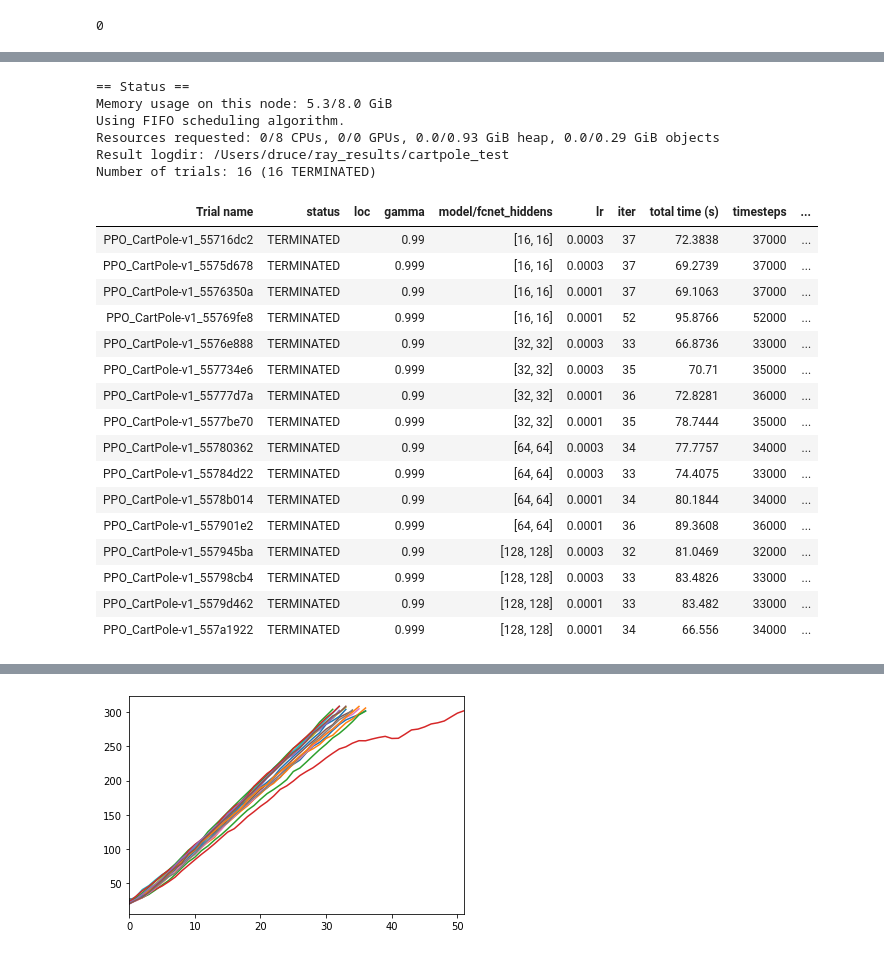
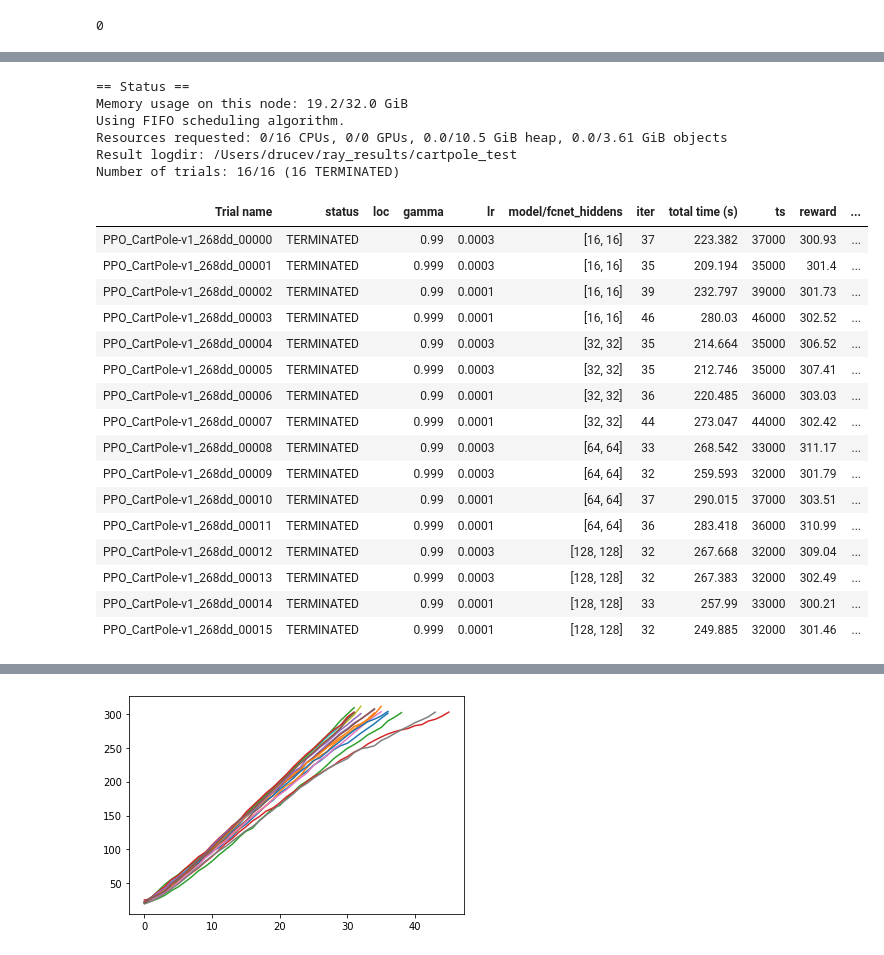
Before and after one commit to druce/rl, a Jupyter notebook: Ray_tune.ipynb, the cells around one changed output, grey strips where cells are left out. Cells and saved outputs as stored; diff of their text form; code cells hidden in the pictures.

```diff
--- a/Ray_tune.ipynb
+++ b/Ray_tune.ipynb
@@ -22,5 +26,6 @@ n_cpus
 # %%
-n_gpus = len(tf.config.list_physical_devices('GPU'))
+# n_gpus = len(tf.config.list_physical_devices('GPU'))
+n_gpus = 0
 n_gpus
 # %% [output]
 0
@@ -92,53 +100,52 @@ env_name = 'CartPole-v1'
 ppo_config = {
     "env": env_name,
     "num_workers": 1,
     'model': {
         'fcnet_hiddens': tune.grid_search([
                                            [16, 16], [32, 32], [64, 64], [128, 128],
                                           ])
     },
     'train_batch_size': 1000,
     "lr": tune.grid_search([0.0003, 0.0001]),
     'gamma': tune.grid_search([0.99, 0.999]),
-    "eager": False,
+    'framework': 'tfe',
     'num_gpus': n_gpus
 }
 
 analysis = tune.run(
     "PPO",
     name='cartpole_test',
     verbose=1,
-
     stop={"episode_reward_mean": 300},  # stop when a parameter set is able to reach 300 timesteps
     config = ppo_config,
     checkpoint_freq=10,
     checkpoint_at_end=True,
     checkpoint_score_attr='episode_reward_mean',
     num_samples=1,  # for grid search, number of times to run each hyperparameter combo
     #     with_server=True,
     #     server_port=8267,
 )
 # %% [output]
 == Status ==
-Memory usage on this node: 5.3/8.0 GiB
+Memory usage on this node: 19.2/32.0 GiB
 Using FIFO scheduling algorithm.
-Resources requested: 0/8 CPUs, 0/0 GPUs, 0.0/0.93 GiB heap, 0.0/0.29 GiB objects
-Result logdir: /Users/druce/ray_results/cartpole_test
-Number of trials: 16 (16 TERMINATED)
+Resources requested: 0/16 CPUs, 0/0 GPUs, 0.0/10.5 GiB heap, 0.0/3.61 GiB objects
+Result logdir: /Users/drucev/ray_results/cartpole_test
+Number of trials: 16/16 (16 TERMINATED)
-| Trial name | status | loc | gamma | model/fcnet_hiddens | lr | iter | total time (s) | timesteps | ... |
-| PPO_CartPole-v1_55716dc2 | TERMINATED |  | 0.99 | [16, 16] | 0.0003 | 37 | 72.3838 | 37000 | ... |
-| PPO_CartPole-v1_5575d678 | TERMINATED |  | 0.999 | [16, 16] | 0.0003 | 37 | 69.2739 | 37000 | ... |
-| PPO_CartPole-v1_5576350a | TERMINATED |  | 0.99 | [16, 16] | 0.0001 | 37 | 69.1063 | 37000 | ... |
-| PPO_CartPole-v1_55769fe8 | TERMINATED |  | 0.999 | [16, 16] | 0.0001 | 52 | 95.8766 | 52000 | ... |
-| PPO_CartPole-v1_5576e888 | TERMINATED |  | 0.99 | [32, 32] | 0.0003 | 33 | 66.8736 | 33000 | ... |
-| PPO_CartPole-v1_557734e6 | TERMINATED |  | 0.999 | [32, 32] | 0.0003 | 35 | 70.71 | 35000 | ... |
-| PPO_CartPole-v1_55777d7a | TERMINATED |  | 0.99 | [32, 32] | 0.0001 | 36 | 72.8281 | 36000 | ... |
-| PPO_CartPole-v1_5577be70 | TERMINATED |  | 0.999 | [32, 32] | 0.0001 | 35 | 78.7444 | 35000 | ... |
-| PPO_CartPole-v1_55780362 | TERMINATED |  | 0.99 | [64, 64] | 0.0003 | 34 | 77.7757 | 34000 | ... |
-| PPO_CartPole-v1_55784d22 | TERMINATED |  | 0.999 | [64, 64] | 0.0003 | 33 | 74.4075 | 33000 | ... |
-| PPO_CartPole-v1_5578b014 | TERMINATED |  | 0.99 | [64, 64] | 0.0001 | 34 | 80.1844 | 34000 | ... |
-| PPO_CartPole-v1_557901e2 | TERMINATED |  | 0.999 | [64, 64] | 0.0001 | 36 | 89.3608 | 36000 | ... |
-| PPO_CartPole-v1_557945ba | TERMINATED |  | 0.99 | [128, 128] | 0.0003 | 32 | 81.0469 | 32000 | ... |
-| PPO_CartPole-v1_55798cb4 | TERMINATED |  | 0.999 | [128, 128] | 0.0003 | 33 | 83.4826 | 33000 | ... |
-| PPO_CartPole-v1_5579d462 | TERMINATED |  | 0.99 | [128, 128] | 0.0001 | 33 | 83.482 | 33000 | ... |
-| PPO_CartPole-v1_557a1922 | TERMINATED |  | 0.999 | [128, 128] | 0.0001 | 34 | 66.556 | 34000 | ... |
+| Trial name | status | loc | gamma | lr | model/fcnet_hiddens | iter | total time (s) | ts | reward | ... |
+| PPO_CartPole-v1_268dd_00000 | TERMINATED |  | 0.99 | 0.0003 | [16, 16] | 37 | 223.382 | 37000 | 300.93 | ... |
+| PPO_CartPole-v1_268dd_00001 | TERMINATED |  | 0.999 | 0.0003 | [16, 16] | 35 | 209.194 | 35000 | 301.4 | ... |
+| PPO_CartPole-v1_268dd_00002 | TERMINATED |  | 0.99 | 0.0001 | [16, 16] | 39 | 232.797 | 39000 | 301.73 | ... |
+| PPO_CartPole-v1_268dd_00003 | TERMINATED |  | 0.999 | 0.0001 | [16, 16] | 46 | 280.03 | 46000 | 302.52 | ... |
+| PPO_CartPole-v1_268dd_00004 | TERMINATED |  | 0.99 | 0.0003 | [32, 32] | 35 | 214.664 | 35000 | 306.52 | ... |
+| PPO_CartPole-v1_268dd_00005 | TERMINATED |  | 0.999 | 0.0003 | [32, 32] | 35 | 212.746 | 35000 | 307.41 | ... |
+| PPO_CartPole-v1_268dd_00006 | TERMINATED |  | 0.99 | 0.0001 | [32, 32] | 36 | 220.485 | 36000 | 303.03 | ... |
+| PPO_CartPole-v1_268dd_00007 | TERMINATED |  | 0.999 | 0.0001 | [32, 32] | 44 | 273.047 | 44000 | 302.42 | ... |
+| PPO_CartPole-v1_268dd_00008 | TERMINATED |  | 0.99 | 0.0003 | [64, 64] | 33 | 268.542 | 33000 | 311.17 | ... |
+| PPO_CartPole-v1_268dd_00009 | TERMINATED |  | 0.999 | 0.0003 | [64, 64] | 32 | 259.593 | 32000 | 301.79 | ... |
+| PPO_CartPole-v1_268dd_00010 | TERMINATED |  | 0.99 | 0.0001 | [64, 64] | 37 | 290.015 | 37000 | 303.51 | ... |
+| PPO_CartPole-v1_268dd_00011 | TERMINATED |  | 0.999 | 0.0001 | [64, 64] | 36 | 283.418 | 36000 | 310.99 | ... |
+| PPO_CartPole-v1_268dd_00012 | TERMINATED |  | 0.99 | 0.0003 | [128, 128] | 32 | 267.668 | 32000 | 309.04 | ... |
+| PPO_CartPole-v1_268dd_00013 | TERMINATED |  | 0.999 | 0.0003 | [128, 128] | 32 | 267.383 | 32000 | 302.49 | ... |
+| PPO_CartPole-v1_268dd_00014 | TERMINATED |  | 0.99 | 0.0001 | [128, 128] | 33 | 257.99 | 33000 | 300.21 | ... |
+| PPO_CartPole-v1_268dd_00015 | TERMINATED |  | 0.999 | 0.0001 | [128, 128] | 32 | 249.885 | 32000 | 301.46 | ... |
@@ -151,7 +158,7 @@ ax = None  # This plots everything on the same plot
 for d in dfs.values():
     ax = d.episode_reward_mean.plot(ax=ax, legend=False)
 # %% [output]
-[figure, old version]
+[figure, new version]
 # %%
 analysis.dataframe().sort_values(['timesteps_total','episode_reward_mean'])[['config/lr',
                                                                              'config/gamma',
```
Also changed, not shown: parts of 16 cells of this notebook, 1 other file.
